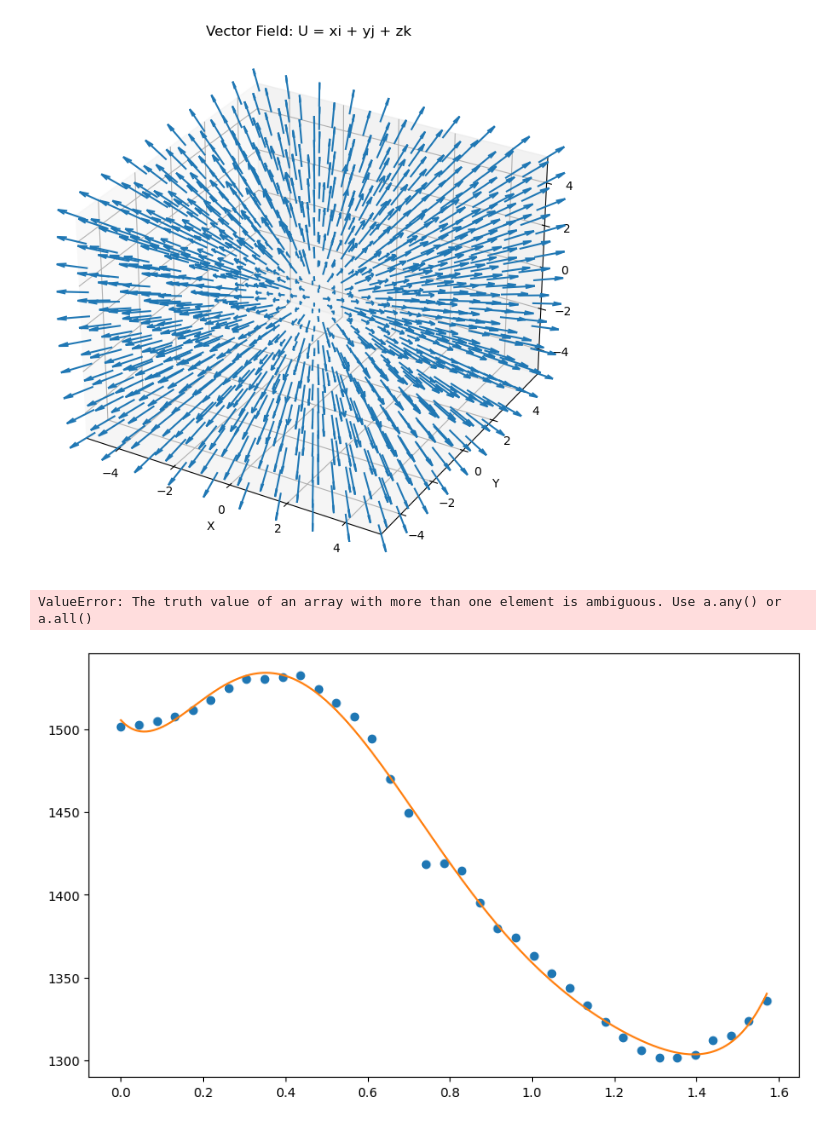
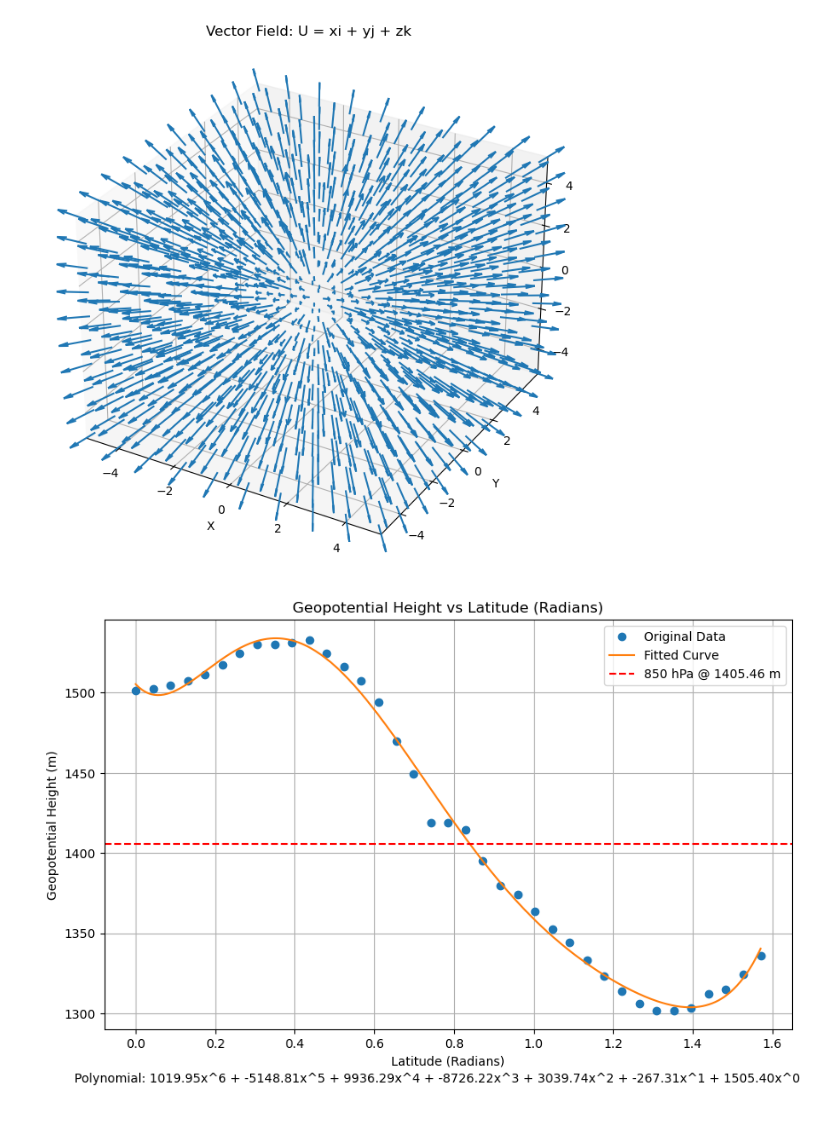
Before and after one commit to janakparajuli/Plot_2D_3D_Vector_Fields, a Jupyter notebook: Plot_Vector_Fields.ipynb, the cells around one changed output. Saved outputs shown, nothing was run; the diff lists cells and outputs as text; code cells hidden in the pictures.

Commit message:
All plots finalized

```diff
--- a/Plot_Vector_Fields.ipynb
+++ b/Plot_Vector_Fields.ipynb
@@ -101,7 +101,7 @@ def create_plot(x, y, polynomial, x_fine, title, xlabel, ylabel, name, reference
     plt.figure(figsize=(10, 6))
     plt.plot(x, y, 'o', label='Original Data')
     plt.plot(x_fine, polynomial(x_fine), '-', label='Fitted Curve')
-    plt.axhline(y=reference_height, color='r', linestyle='--', label=f'Reference Height: {reference_height} m')
+    plt.axhline(y=reference_height, color='r', linestyle='--', label=f'850 hPa @ {reference_height} m')
     plt.title(title)
     plt.xlabel(xlabel)
     plt.ylabel(ylabel)
@@ -132,19 +132,18 @@ geopotential_height = np.array([
 # %%
 # Convert latitude to radians
 latitude_radians = degrees_to_radians(latitude_degrees)
 
 # Fit a polynomial of degree 6
 polynomial, coefficients = fit_polynomial(latitude_radians, geopotential_height, 6)
 
 # Generate a range of latitude values in radians for plotting
 latitudes_fine_radians = np.linspace(min(latitude_radians), max(latitude_radians), 400)
 
 # Create and save the plot
 create_plot(
     latitude_radians, geopotential_height, polynomial, latitudes_fine_radians,
     'Geopotential Height vs Latitude (Radians)', 'Latitude (Radians)', 'Geopotential Height (m)',
-    geopot, reference_height='1405.46' + '850 '
+    geopot, reference_height=1405.46
 )
 # %% [output]
-ValueError: The truth value of an array with more than one element is ambiguous. Use a.any() or a.all()
-[figure, old version]
+[figure, new version]
```
